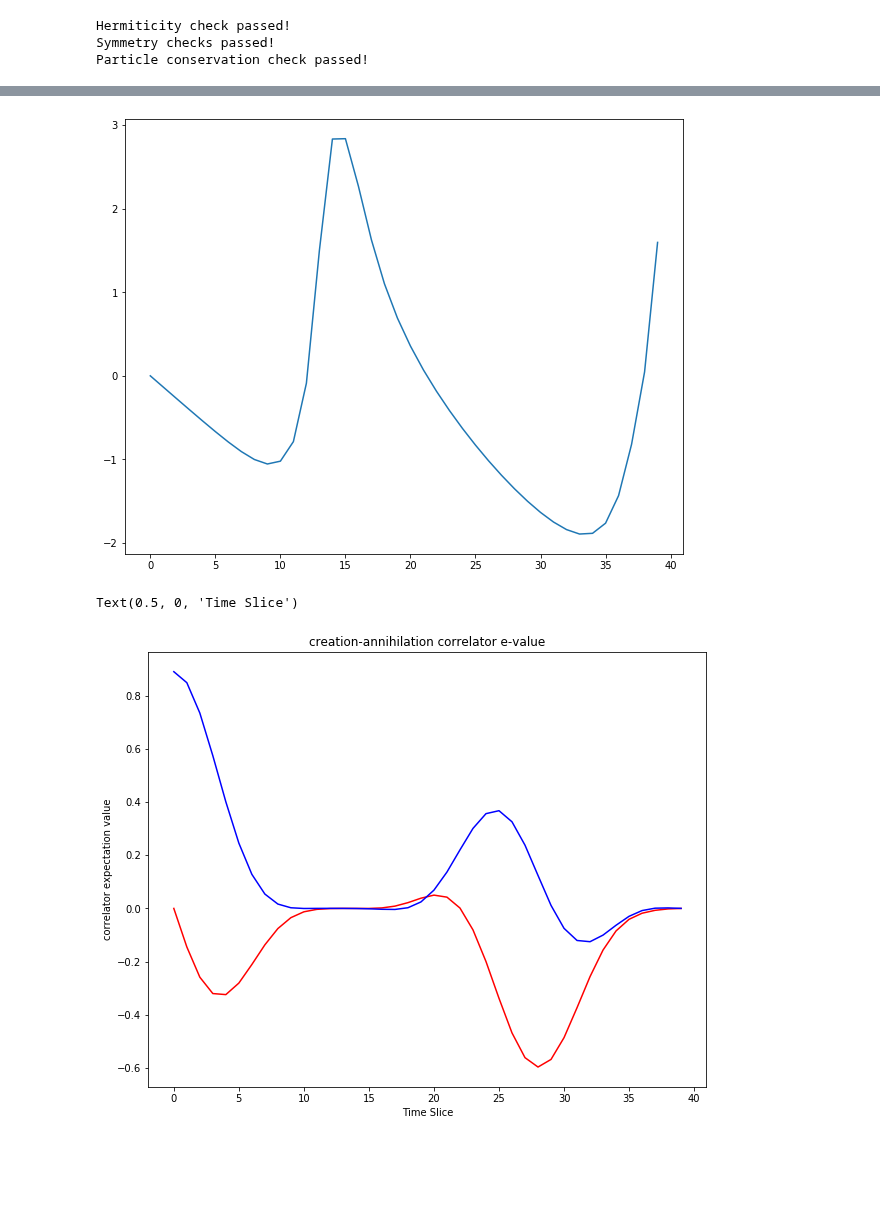
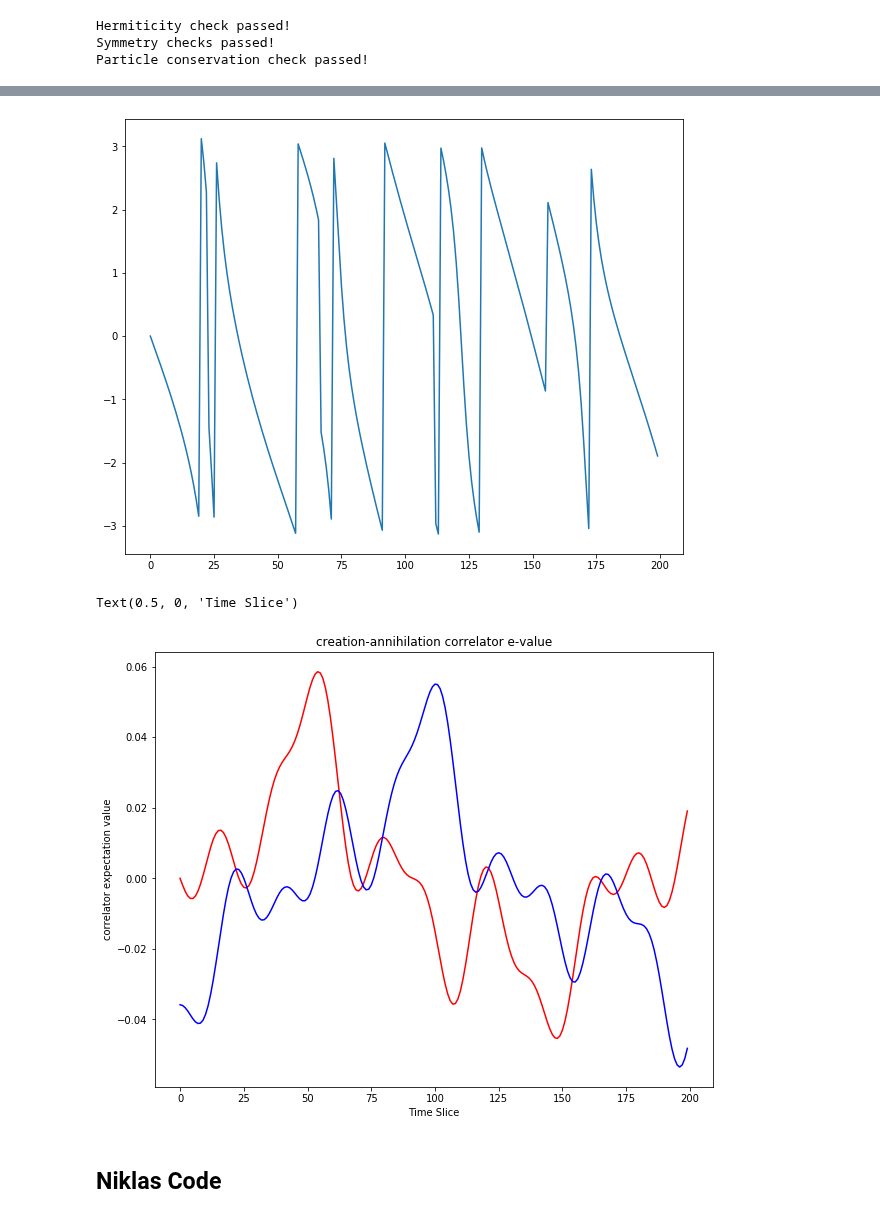
Before and after one commit to jacarolan/QuSpinLatticeFermions, a Jupyter notebook: U1_Theory.ipynb, the cells around one changed output, grey strips where cells are left out. Drawn from its saved outputs; the diff is of its cells as text; code cells hidden in the pictures; blank space fills up the shorter version.

```diff
--- a/U1_Theory.ipynb
+++ b/U1_Theory.ipynb
@@ -14,13 +14,13 @@ plt.rcParams['figure.figsize'] = [10, 8]
 # %% [markdown]
 ## Define Constants/Helpers
 # %%
-N = 14
+N = 10
 N_filled = N // 2
 E_neg1 = 0
 P_neg1 = np.exp(-1j * E_neg1)
 t = -0.5
 g = 0#1e-3
-m = -0.8
+m = -1
 PBC = True
 # %%
 def stringbox(lst, caption):
@@ -188,8 +197,8 @@ psi_i=V_init[:,0]
 psi_i = psi_i.reshape((-1,))
 del H_init
 # %%
-T = 4#g ** (-1)
-dt = T / 40
+T = 10#g ** (-1)
+dt = T / 200
 
 ##### define data type for the simulation
 dtype_real = np.float64
@@ -203,17 +212,13 @@ expH = expm_multiply_parallel(H.tocsr(),a=-1j*dt,dtype=dtype_cmplx)
 psi=psi_i.copy().astype(np.complex128)
 work_array=np.zeros((2*len(psi),), dtype=psi.dtype) # twice as long because complex_valued
 # prepare output
-# file_Loschmidt = open(folder_save+'/Loschmidt_rate',"w")
-# file_Loschmidt.close
 loschmidt = []
 for i in range(len(times)):
     if i % (len(times)//10) == 0:
         print("# T = ",times[i])
     Lt[i]=-np.log(np.abs(np.vdot(psi_i,psi)))/N
-#     file_Loschmidtfile = open(folder_save+'/Loschmidt_rate',"a")
-    print(f"{times[i]}\t {Lt[i]}")#file_Loschmidtfile.write(f"{times[i]}\t {Lt[i]} \n")
+    print(f"{times[i]}\t {Lt[i]}")
     loschmidt += [Lt[i]]
-#     file_Loschmidtfile.close()
     expH.dot(psi,work_array=work_array,overwrite_v=True)
 # END of time evolution
 # %% [output]
@@ -244,23 +246,0 @@ plt.plot(times, loschmidt)
-# %%
-#psi_ground at t=0 correlated with psi_top at t=1
-
-##### define data type for the simulation
-dtype_real = np.float64
-dtype_cmplx = np.result_type(dtype_real,np.complex64)
-# pre assign arrays
-times = np.arange(0,T,dt)                               # times
-Lt = np.zeros(len(times),dtype=dtype_real)              # Lohschmidt echo
-# construct piece-wise constant unitaries
-expH = expm_multiply_parallel(H.tocsr(),a=-1j,dtype=dtype_cmplx)
-# auxiliary array for memory efficiency
-
-print(len(psi_i))
-psi=psi_i.copy().astype(np.complex128)
-work_array=np.zeros((2*len(psi),), dtype=psi.dtype) # twice as long because complex_valued
-# prepare output
-i = 1
-expH.dot(psi,work_array=work_array,overwrite_v=True)
-
-correlator = np.dot(psi_i, psi)
-print("Correlator:",correlator)
-# END of time evolution
@@ -304,7 +281,7 @@ for n in range(0, N, 2): #loop over all site pairings
 
         tempRpsi = np.transpose(P_Nhalfminus1).dot(annihilators[0].dot(P_Nhalf.dot(rightPsi)))
 
-        correlators[n,i] = np.conj(tempLpsi).dot(tempRpsi) # (<a|b>) <0| . e^(-iHt) . psi\dagger_n . e^(iHt) . psi(0,0) . |0>
+        correlators[n,i] = np.vdot(tempLpsi, tempRpsi) # (<a|b>) <0| . e^(-iHt) . psi\dagger_n . e^(iHt) . psi(0,0) . |0>
 
         # Odd Correlators
         leftPsi=psi_i.copy().astype(np.complex128) #state for left-half of inner product
@@ -316,7 +293,7 @@ for n in range(0, N, 2): #loop over all site pairings
 
         tempRpsi = np.transpose(P_Nhalfminus1).dot(annihilators[1].dot(P_Nhalf.dot(rightPsi)))
 
-        correlators[n+1,i] = np.conj(tempLpsi).dot(tempRpsi) # (<a|b>) <0| . e^(-iHt) . psi\dagger_n . e^(iHt) . psi(0,0) . |0>
+        correlators[n+1,i] = np.vdot(tempLpsi, tempRpsi) # (<a|b>) <0| . e^(-iHt) . psi\dagger_n . e^(iHt) . psi(0,0) . |0>
 
 # correlators = correlators#/(len(times)/dt) # Averaging over N so that it is actually an expectation value
 # END of time evolution
@@ -348,16 +337,18 @@ plt.imshow(np.arctan2(np.imag(correlatorfft), np.real(correlatorfft)), aspect='a
 # %%
 phases = np.arctan2(np.imag(correlatorfft), np.real(correlatorfft))
-plt.plot(phases[:,3])
+plt.plot(phases[:,0])
 plt.show()
 # %% [output]
-[figure, old version]
+[figure, new version]
 # %%
-plt.plot(np.imag(correlators[0, :]),color='red',label="Imaginary Part")
-plt.plot(np.real(correlators[0, :]),color='blue',label="Real Part")
+plt.plot(np.imag(correlators[2, :]),color='red',label="Imaginary Part")
+plt.plot(np.real(correlators[2, :]),color='blue',label="Real Part")
 plt.title("creation-annihilation correlator e-value")
 plt.ylabel("correlator expectation value")
 plt.xlabel("Time Slice")
 # plt.figlegend()
 # %% [output]
 Text(0.5, 0, 'Time Slice')
-[figure, old version]
+[figure, new version]
+# %% [markdown]
+## Niklas Code
```
Also changed, not shown: parts of 12 cells of this notebook.
